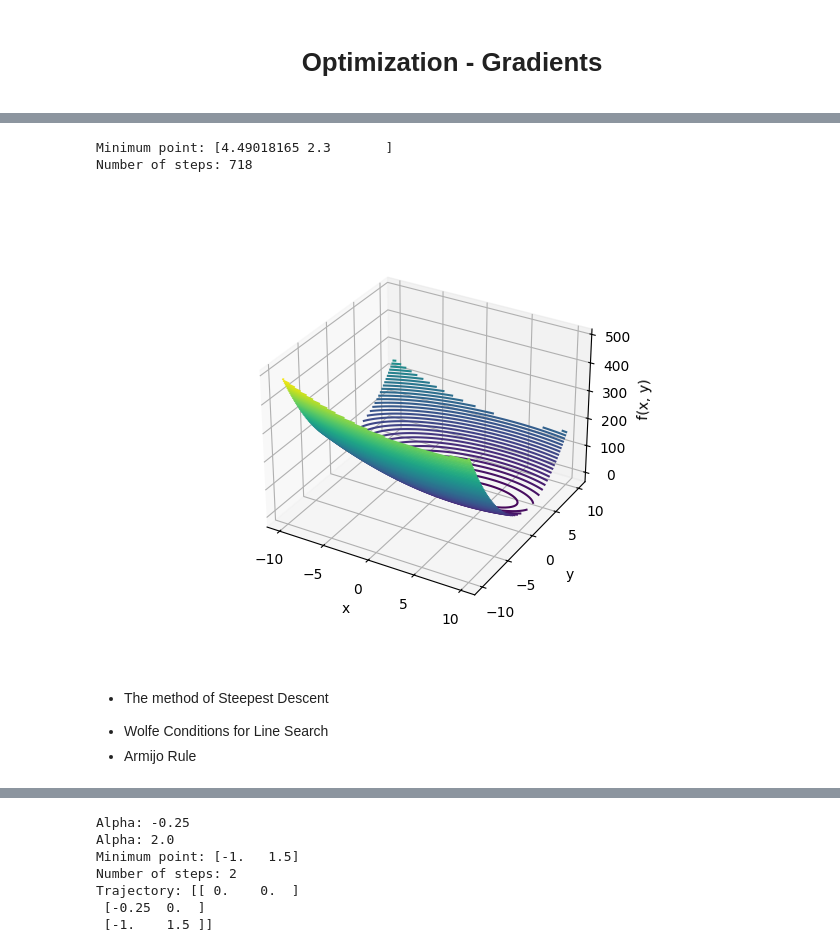
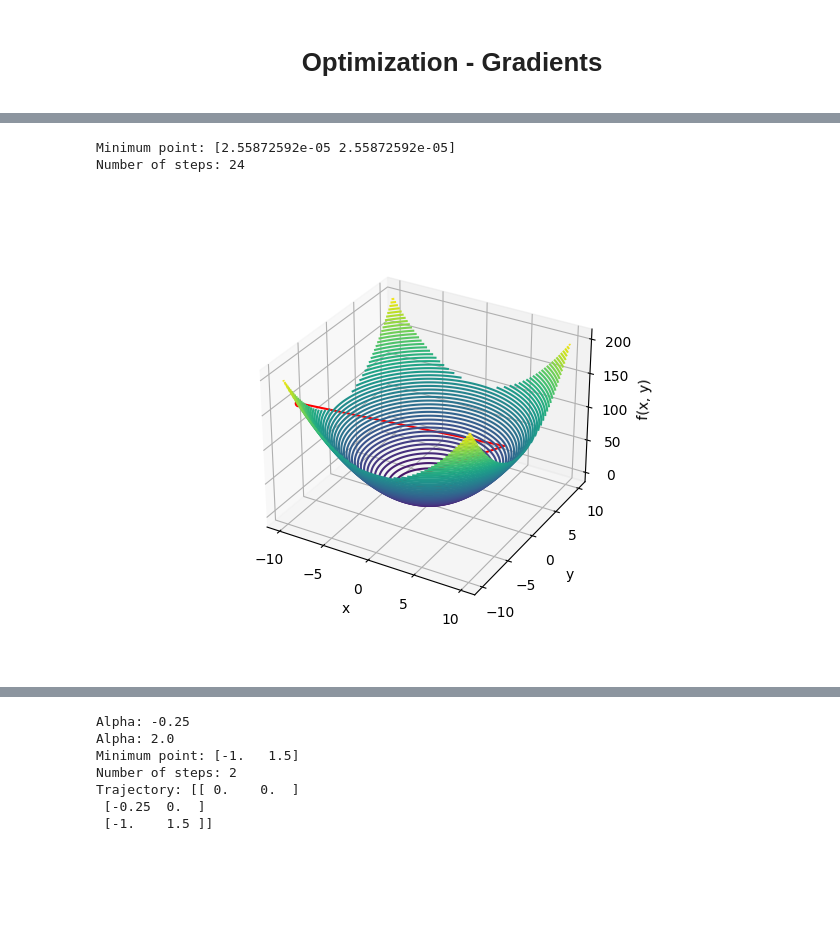
Before and after one commit to robertpaulp/ML-from-scratch, a Jupyter notebook: optimization/gradients.ipynb, the cells around one changed output, grey strips where cells are left out. Cells and saved outputs as stored; diff of their text form; code cells hidden in the pictures; blank space fills up the shorter version.

```diff
--- a/optimization/gradients.ipynb
+++ b/optimization/gradients.ipynb
@@ -79,39 +111,34 @@ def descent(x, func_gradient, alpha, epsilon, breakpoint='derivative'):
             if abs(func(x) - func(x_new)) < epsilon:
                 break
         elif breakpoint == 'steps':
             if np.linalg.norm(x - x_new) < epsilon:
                 break
 
         # Uncomment to see the steps
         # print('Step:', i, 'x:', x, 'f(x):', func(x))
 
         i += 1
         x = x_new
         trajectory = np.append(trajectory, [x])
 
     return x_new, trajectory.reshape(-1, 2), i
 
 # Starting variables
 x_start = np.array([-9, -9])
-alpha = 0.01
+alpha = 0.8
 epsilon = 0.0001
 x = np.linspace(-10, 10, 100)
 y = np.linspace(-10, 10, 100)
 
 # Calling the function
 x_min, trajectory, steps = descent(x_start, func_grad, alpha, epsilon, breakpoint='steps')
 
 print('Minimum point:', x_min)
 print('Number of steps:', steps)
 
 # Plot the function
 plot_func(func, x, y, x_start, x_min, trajectory, type=1)
 # %% [output]
-Minimum point: [4.49018165 2.3       ]
-Number of steps: 718
+Minimum point: [2.55872592e-05 2.55872592e-05]
+Number of steps: 24
-[figure, old version]
+[figure, new version]
-# %% [markdown]
-* The method of Steepest Descent
-
-- Wolfe Conditions for Line Search
-- Armijo Rule
```
Also changed, not shown: parts of 23 cells of this notebook.
